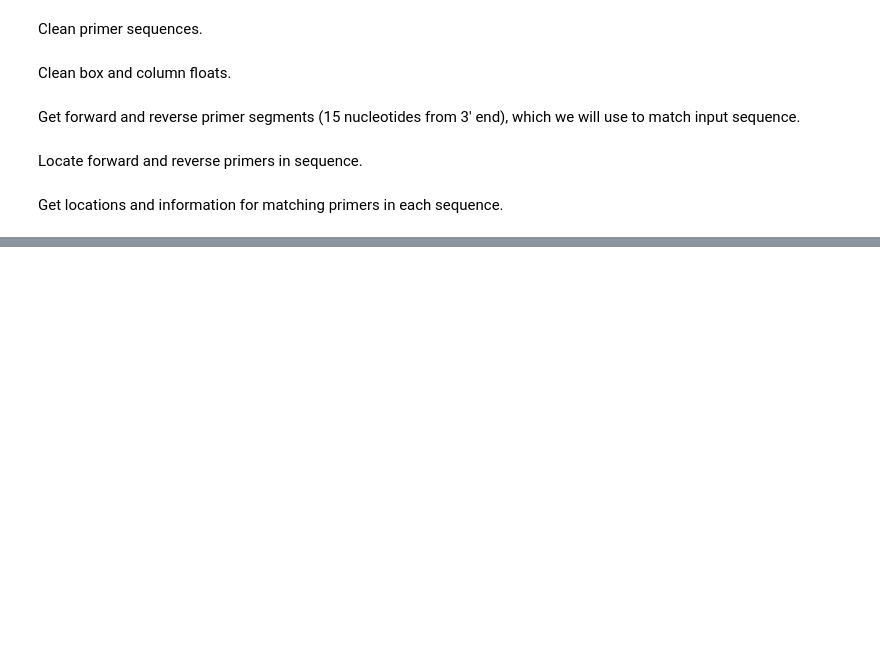
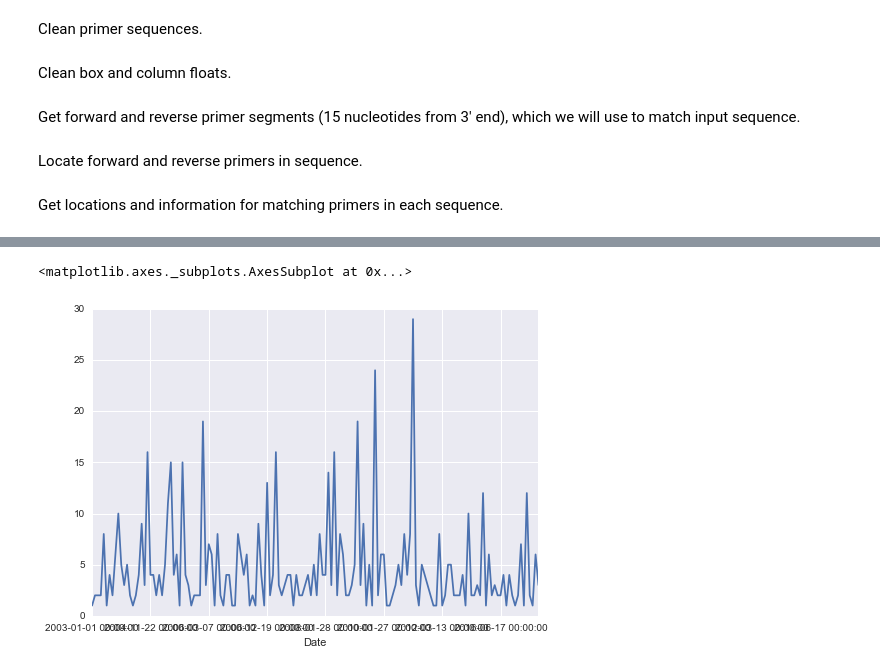
Before and after one commit to zcandiceyip/lab_primers, a Jupyter notebook: Primers search.ipynb, the cells around one changed output, grey strips where cells are left out. Cells and saved outputs as stored; diff of their text form; code cells hidden in the pictures; blank space fills up the shorter version.

```diff
--- a/Primers search.ipynb
+++ b/Primers search.ipynb
@@ -323,0 +358,7 @@ pyplot.scatter(x, y)
+# %%
+max_h = sorted_df[sorted_df.LabMember == 'Max Heiman'].groupby('Date').Sequence.count()
+# sns.swarmplot(max_h)
+max_h.plot()
+# %% [output]
+<matplotlib.axes._subplots.AxesSubplot at 0x...>
+[figure, added]
```
Also changed, not shown: parts of 8 cells of this notebook.
